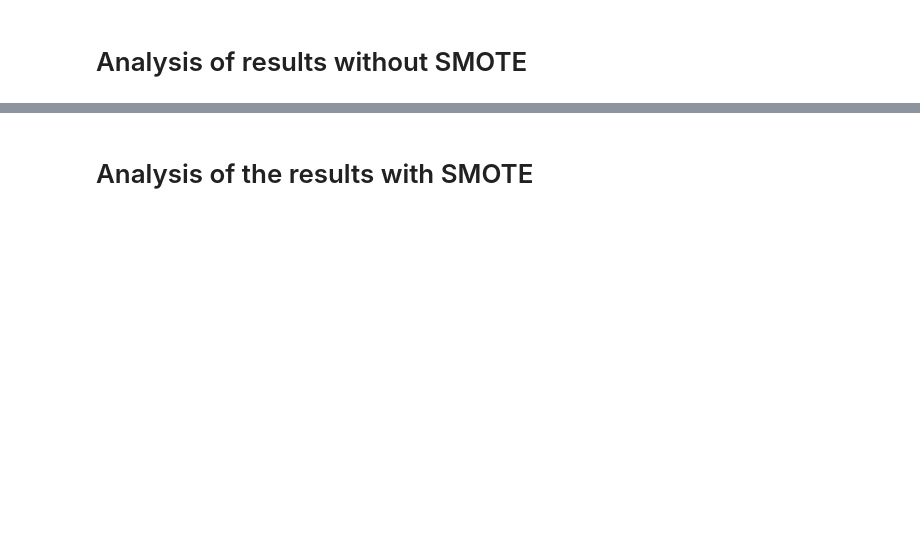
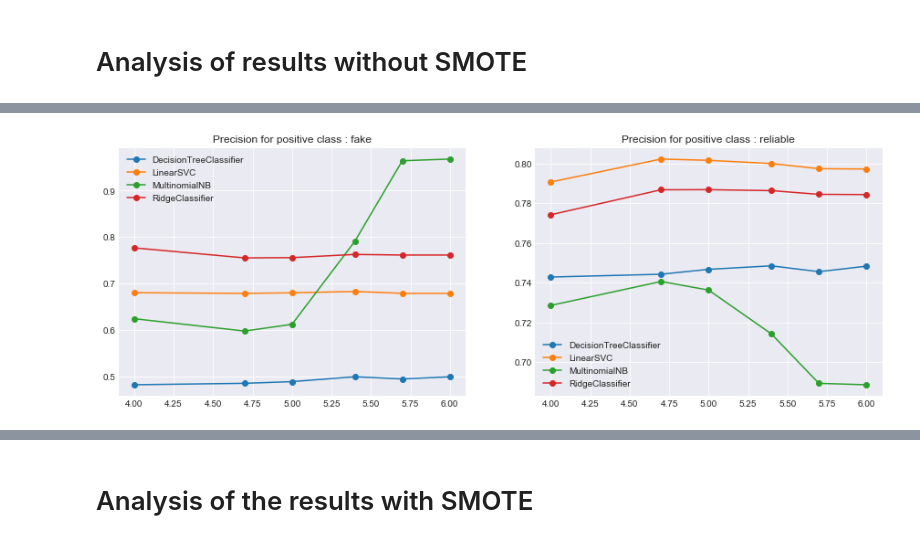
Before and after one commit to SimonKenoby/Master-Thesis-Fake-News-Dectection, a Jupyter notebook: Code/Analysis/analysis1.ipynb, the cells around one changed output, grey strips where cells are left out. Drawn from its saved outputs; the diff is of its cells as text; code cells hidden in the pictures; blank space fills up the shorter version.

```diff
--- a/Code/Analysis/analysis1.ipynb
+++ b/Code/Analysis/analysis1.ipynb
@@ -97,0 +42,15 @@ chart.save('output/all_reliable_precision.png', webdriver='firefox')
+# %%
+fig, axes = plt.subplots(nrows = 1, ncols = 2, figsize=(15,5))
+for key, grp in results[results['type'] == 'fake'].groupby(['model']):
+    axes[0].plot(grp['max_features'], grp['precision'], label=key, marker='o')
+    axes[0].set_title('Precision for positive class : fake')
+    #axes[0].xscale('log')
+    axes[0].legend()
+
+for key, grp in results[results['type'] == 'reliable'].groupby(['model']):
+    axes[1].plot(grp['max_features'], grp['precision'], label=key, marker='o')
+    axes[1].set_title('Precision for positive class : reliable')
+    #axes[1].xscale('log')
+    axes[1].legend()
+# %% [output]
+[figure, added]
```
Also changed, not shown: parts of 14 cells of this notebook, 40 other files.
